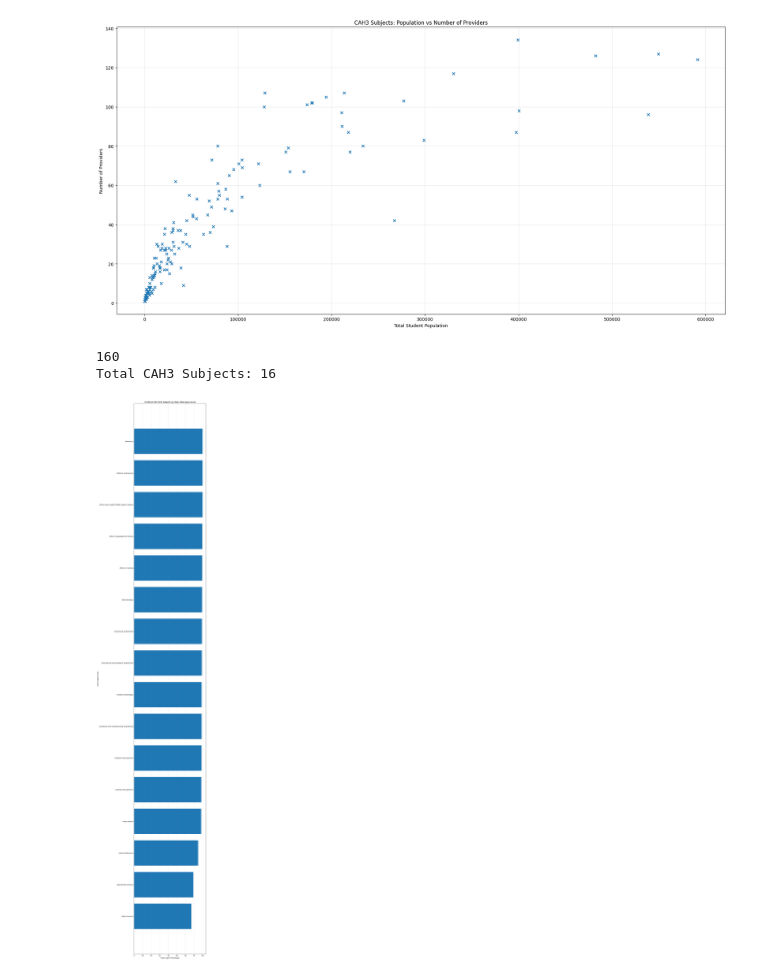
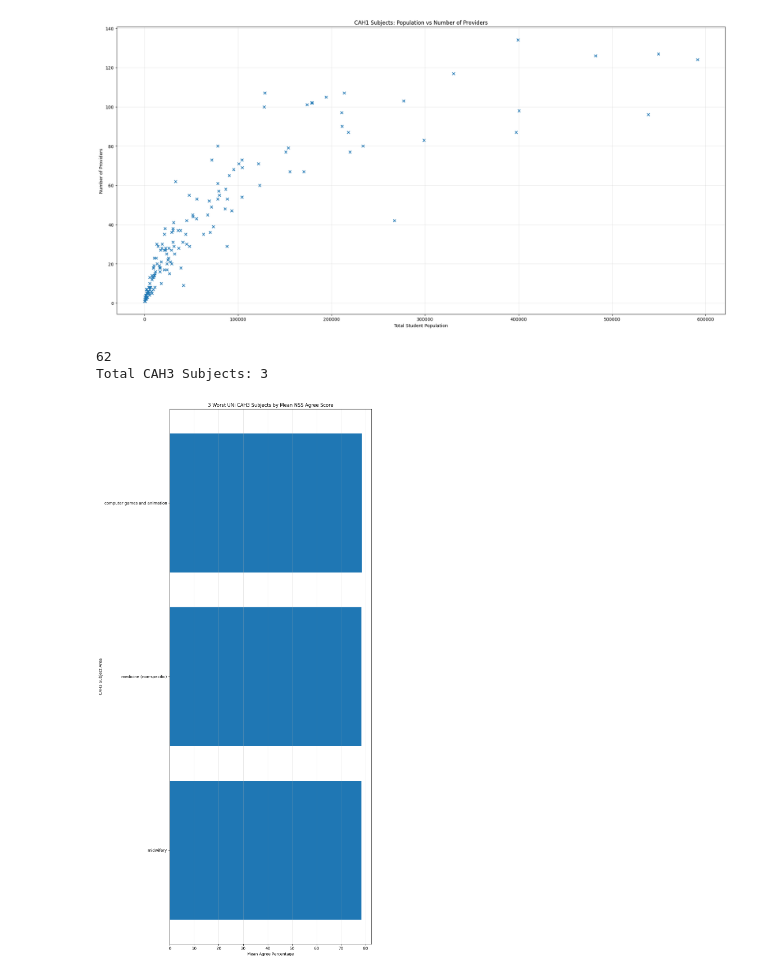
Before and after one commit to ZahinHussain/Analytic-software-technologies, a Jupyter notebook: graphs.ipynb, the cells around one changed output. Drawn from its saved outputs; the diff is of its cells as text; code cells hidden in the pictures.

```diff
--- a/graphs.ipynb
+++ b/graphs.ipynb
@@ -414,50 +439,52 @@ import matplotlib.pyplot as plt
 # Load data
 df = pd.read_csv("nss2025.csv")
 
+df_filtered = df[df["provider"] == "University of Southampton"]
+
 # ---- Aggregate by subject ----
 cah1_summary = (
-    df
+    df_filtered
     .groupby(["cah3_code", "cah3_subject"], as_index=False)
     .agg(
-        mean_agree_pct=("agree_pct", "mean")
+        mean_agree_pct=("benchmark", "mean")
     )
 )
 
 print(len(cah1_summary))
 
 
-totalSubjects = (int(len(cah1_summary) *0.1))
+totalSubjects = (int(len(cah1_summary) *0.05))
 print("Total CAH3 Subjects:", totalSubjects)
 
 # ---- 50 WORST subjects ----
 worst_50 = (
     cah1_summary
     .sort_values("mean_agree_pct", ascending=True)
     .head(totalSubjects)
 )
 
 # Sort for plotting
 worst_50 = worst_50.sort_values("mean_agree_pct", ascending=True)
 
 # ---- Plot ----
-plt.figure(figsize=(10, 50))
+plt.figure(figsize=(10, 20))
 
 plt.barh(
     worst_50["cah3_subject"],
     worst_50["mean_agree_pct"]
 )
 
 plt.xlabel("Mean Agree Percentage")
 plt.ylabel("CAH3 Subject Area")
 plt.title(f"{totalSubjects} Worst UNi CAH3 Subjects by Mean NSS Agree Score")
 
 plt.grid(axis="x", alpha=0.3)
 plt.tight_layout()
 plt.show()
 # %% [output]
-160
-Total CAH3 Subjects: 16
+62
+Total CAH3 Subjects: 3
-[figure, old version]
+[figure, new version]
 # %%
 import pandas as pd
 import matplotlib.pyplot as plt
```
Also changed, not shown: parts of 11 cells of this notebook, 6 other files.
